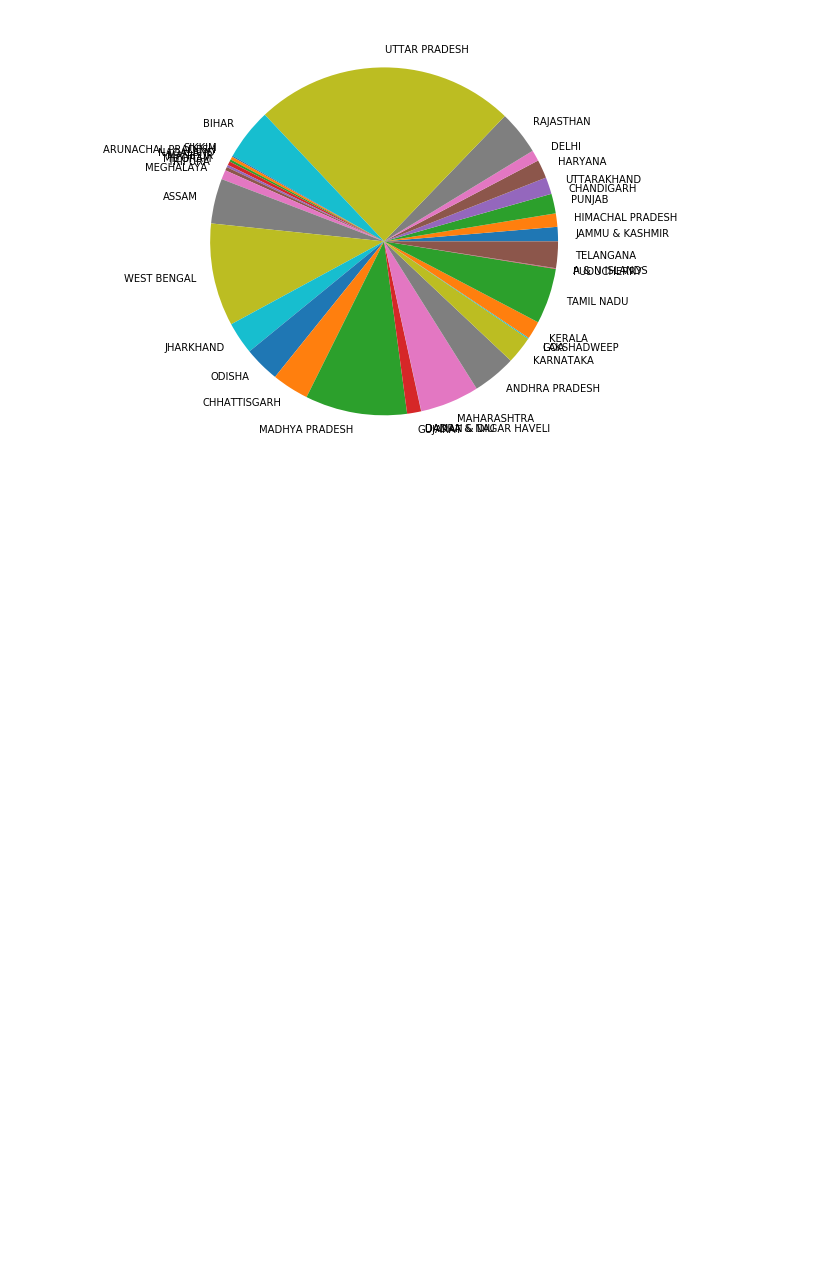
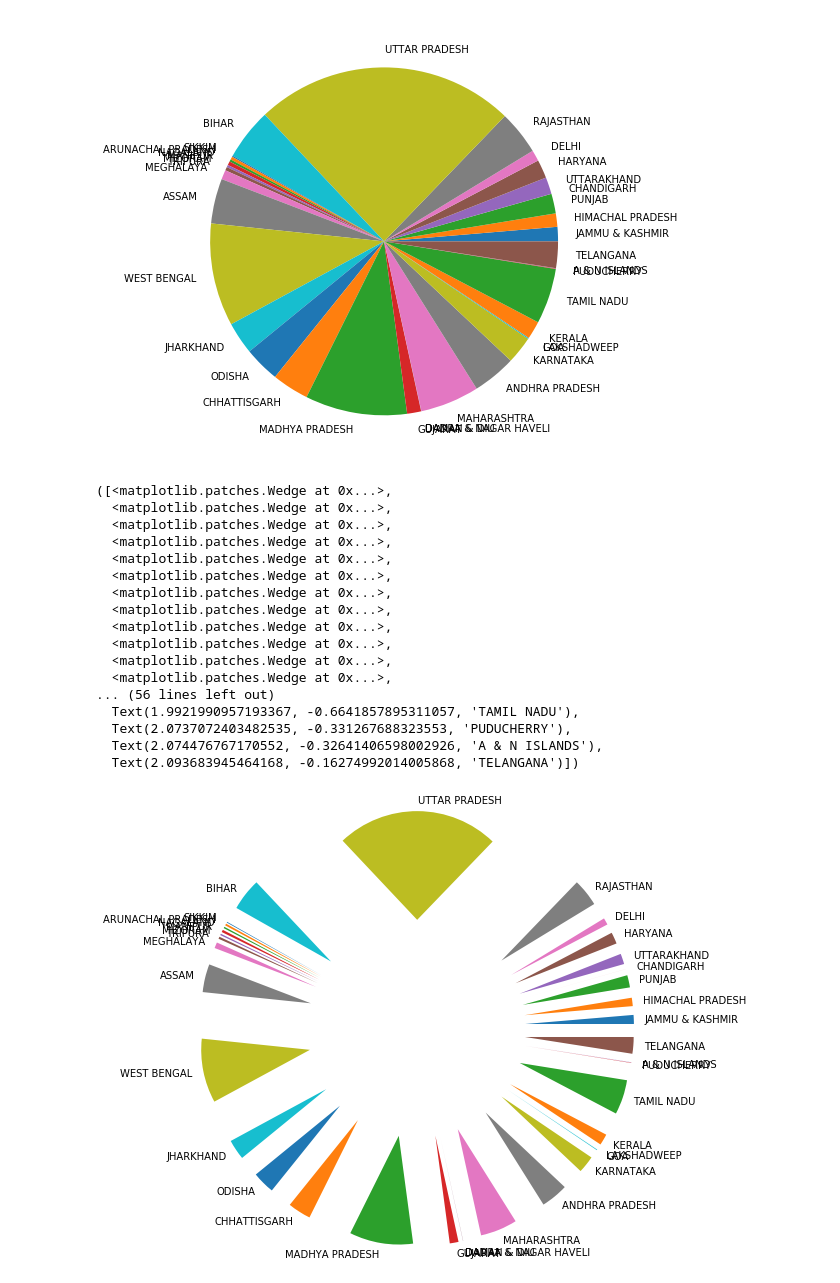
Before and after one commit to srmk1/learn-ml-hands-on, a Jupyter notebook: python/matplotlib.ipynb, the cells around one changed output. Cells and saved outputs as stored; diff of their text form; code cells hidden in the pictures; blank space fills up the shorter version.

```diff
--- a/python/matplotlib.ipynb
+++ b/python/matplotlib.ipynb
@@ -299,3 +326,28 @@ plt.pie(df_india_edu_statewise['TOTCLS1G'], labels=df_india_edu_statewise['STATN
   Text(1.0866306875655274, -0.1709787964657296, 'A & N ISLANDS'),
   Text(1.0966915904812309, -0.08524995816860217, 'TELANGANA')])
 [figure]
+# %%
+# We can separate sections of the pie by using the ‘explode’ parameter.
+# We can even indicate the distance among the exploded pie sections (max=1)
+import numpy as np
+arr_zer = np.ones((36))
+plt.pie(df_india_edu_statewise['TOTCLS1G'], labels=df_india_edu_statewise['STATNAME'],explode=arr_zer)
+# %% [output]
+([<matplotlib.patches.Wedge at 0x...>,
+  <matplotlib.patches.Wedge at 0x...>,
+  <matplotlib.patches.Wedge at 0x...>,
+  <matplotlib.patches.Wedge at 0x...>,
+  <matplotlib.patches.Wedge at 0x...>,
+  <matplotlib.patches.Wedge at 0x...>,
+  <matplotlib.patches.Wedge at 0x...>,
+  <matplotlib.patches.Wedge at 0x...>,
+  <matplotlib.patches.Wedge at 0x...>,
+  <matplotlib.patches.Wedge at 0x...>,
+  <matplotlib.patches.Wedge at 0x...>,
+  <matplotlib.patches.Wedge at 0x...>,
+... (56 lines left out)
+  Text(1.9921990957193367, -0.6641857895311057, 'TAMIL NADU'),
+  Text(2.0737072403482535, -0.331267688323553, 'PUDUCHERRY'),
+  Text(2.074476767170552, -0.32641406598002926, 'A & N ISLANDS'),
+  Text(2.093683945464168, -0.16274992014005868, 'TELANGANA')])
+[figure, added]
```
Also changed, not shown: parts of 4 cells of this notebook.
